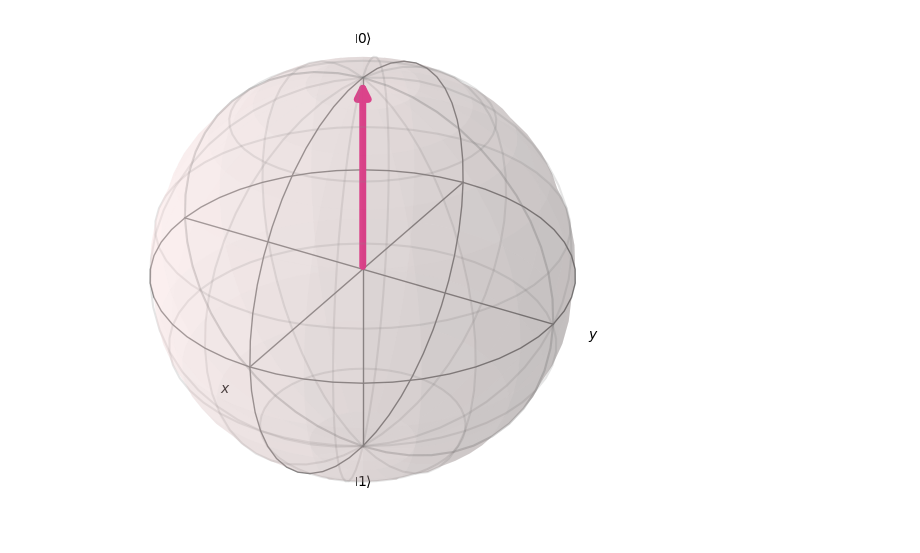
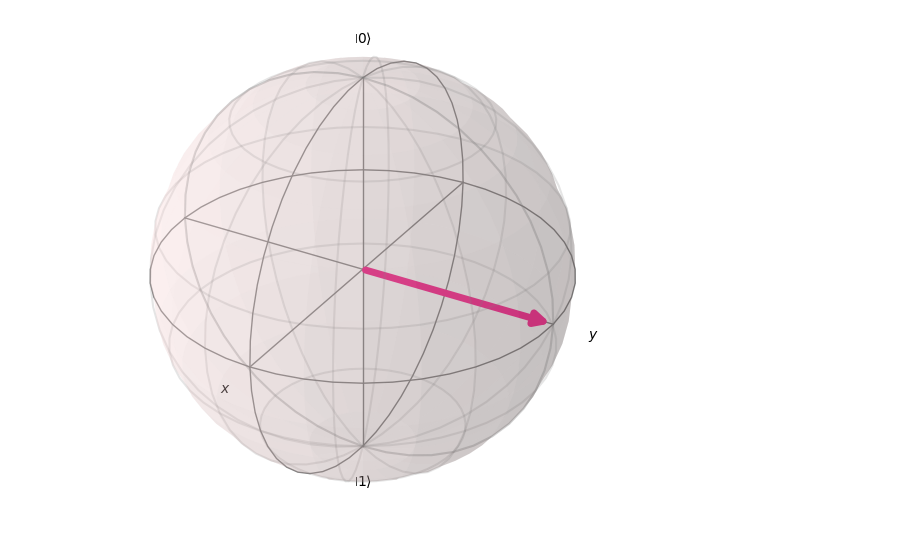
Before and after one commit to YangletLiu/CSCI4961_labs_projects, a Jupyter notebook: Modules/Concepts/Bloch_sphere/bloch_sphere_visualization.ipynb, the cells around one changed output. Drawn from its saved outputs; the diff is of its cells as text; code cells hidden in the pictures.

Commit message:
final draft of bloch sphere
need revision and look over by group before finishing

```diff
--- a/Modules/Concepts/Bloch_sphere/bloch_sphere_visualization.ipynb
+++ b/Modules/Concepts/Bloch_sphere/bloch_sphere_visualization.ipynb
@@ -30,4 +35,4 @@ fake_backend = AerSimulator.from_backend(backend)
 # %%
-plot_bloch_vector([1, 0, np.pi], coord_type='spherical')
+plot_bloch_vector([1, np.pi/2, np.pi/2], coord_type='spherical')
 # %% [output]
-[figure, old version]
+[figure, new version]
```
Also changed, not shown: parts of 2 cells of this notebook, 11 other files.
